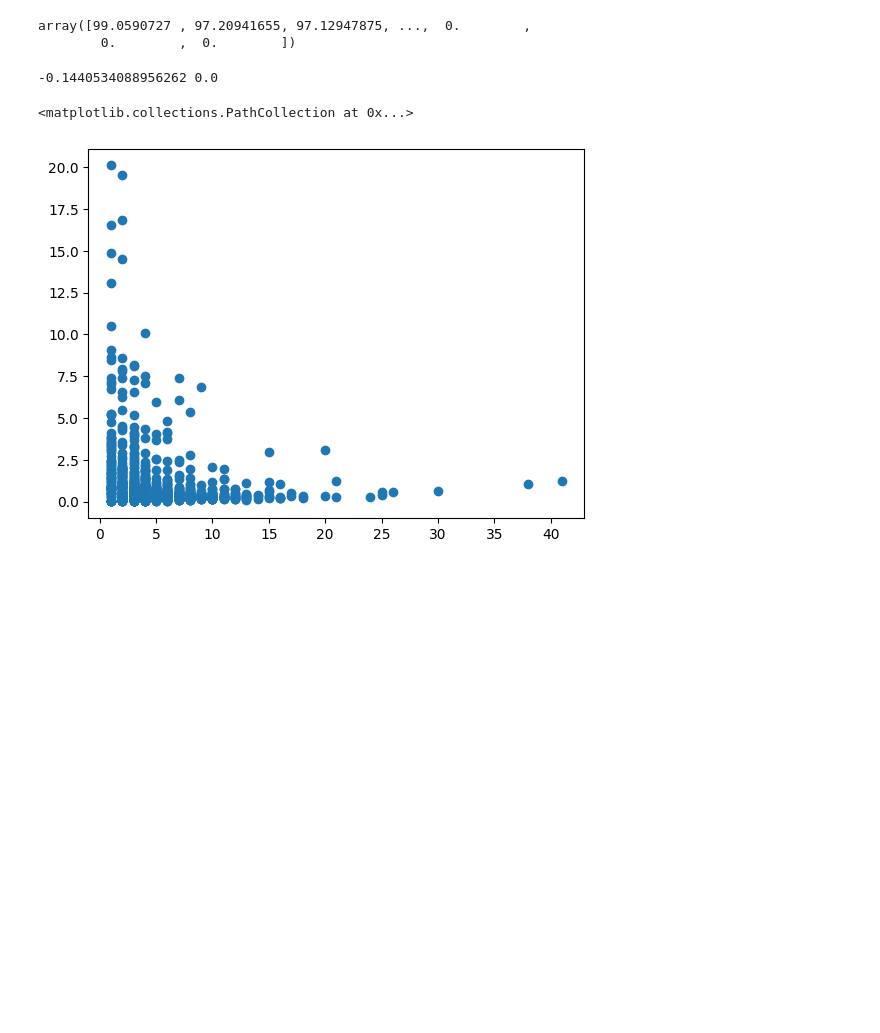
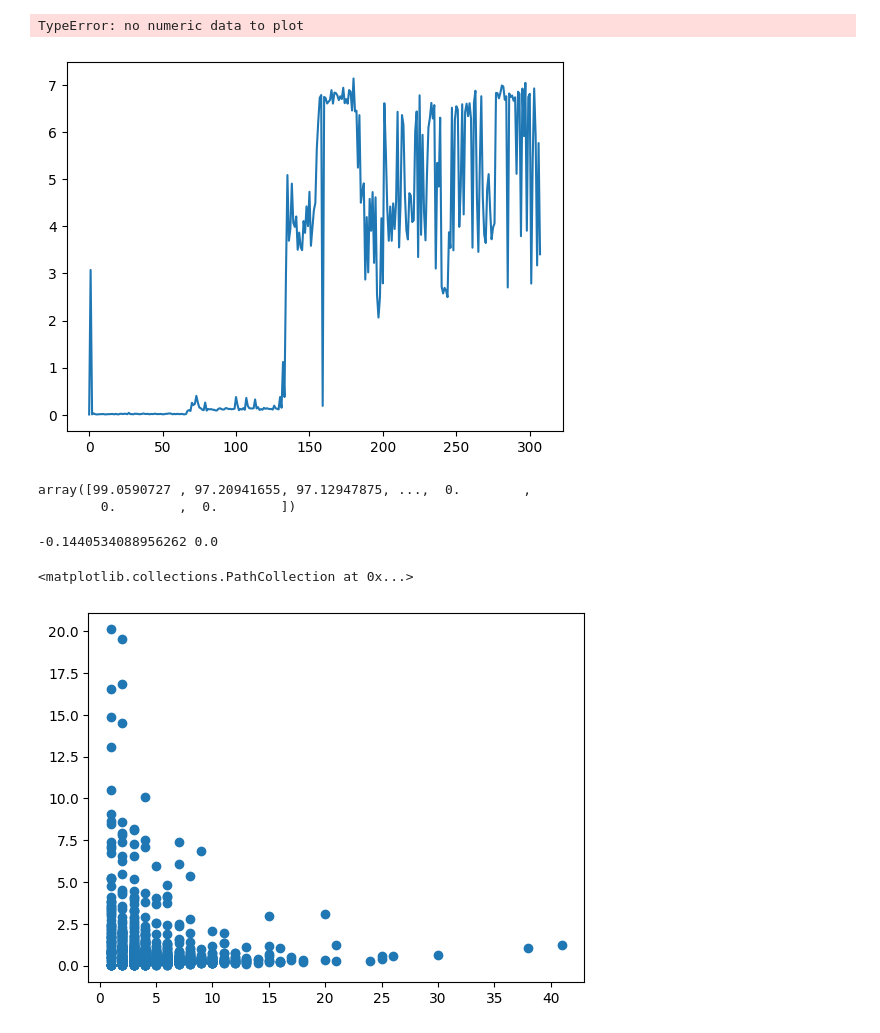
Before and after one commit to Lvlad0022/Diplomski, a Jupyter notebook: snake_biljeznica.ipynb, the cells around one changed output. Saved outputs shown, nothing was run; the diff lists cells and outputs as text; code cells hidden in the pictures; blank space fills up the shorter version.

```diff
--- a/snake_biljeznica.ipynb
+++ b/snake_biljeznica.ipynb
@@ -40,8 +25,9 @@ df3["learning_rate"].plot()
 # %%
-err1 = np.load(r"C:\Users\lovro\Desktop\diplomski za stare brancheve\save_simple_snake_log_n3_dueling_memory6_scheduler4_gamma0.85_2025-11-20_05-12-46_visits.npy")
-visits1 = np.load(r"C:\Users\lovro\Desktop\diplomski za stare brancheve\save_simple_snake_log_n3_dueling_memory6_scheduler4_gamma0.85_2025-11-20_05-12-46_errors.npy")
-visits2 = np.load(r"C:\Users\lovro\Desktop\diplomski za stare brancheve\save_simple_snake_log_n3_dueling_memory6_scheduler3_gamma0.85_2025-11-19_18-17-04_errors.npy")
-err2 = np.load(r"C:\Users\lovro\Desktop\diplomski za stare brancheve\save_simple_snake_log_n3_dueling_memory6_scheduler3_gamma0.85_2025-11-19_18-17-04_visits.npy")
+(df4["vrijeme"]).plot()
+(df3["vrijeme"]).plot()
+# %% [output]
+TypeError: no numeric data to plot
+[figure, added]
 # %%
 y = np.random.choice(visits1, size = 50000)
 # %%
```
Also changed, not shown: parts of 6 cells of this notebook, 27 other files.
